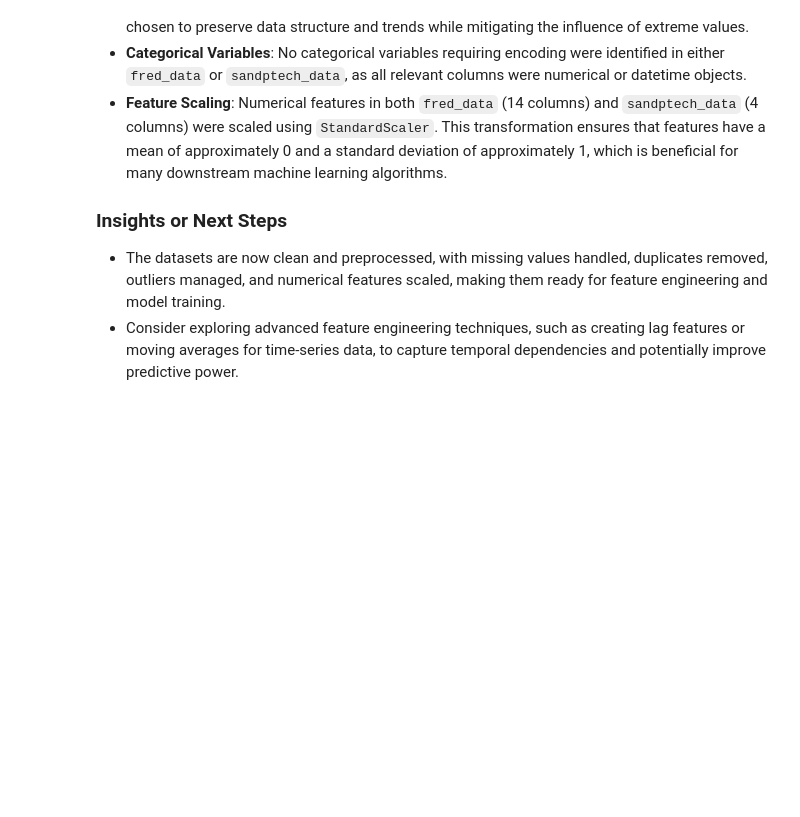
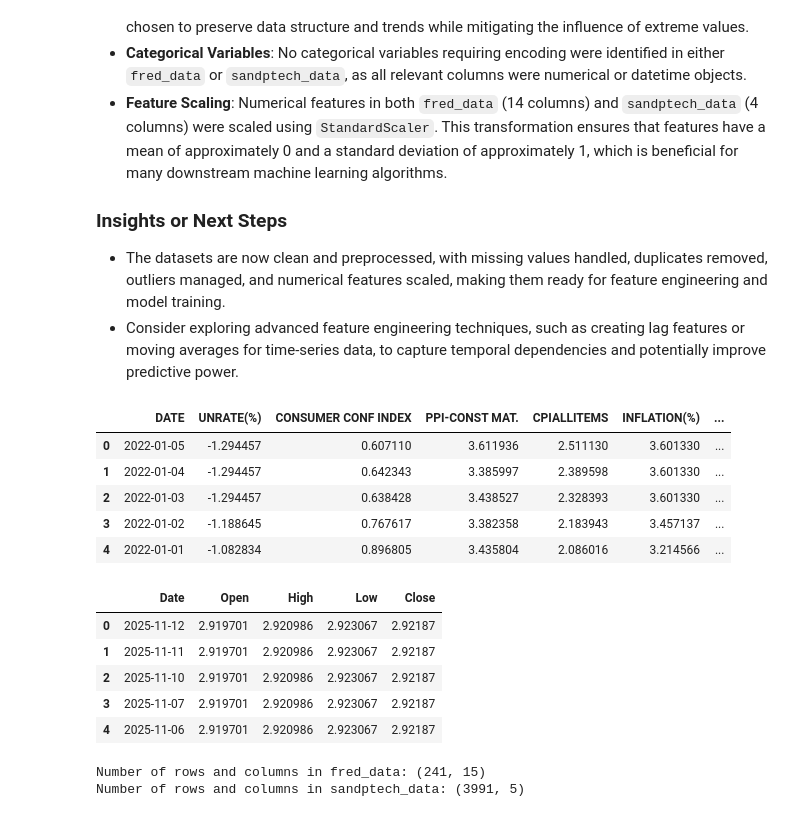
Before and after one commit to brysonchristensen/IS-4487, a Jupyter notebook: IS_4487_Group_Project_Notebook_1.2.ipynb, the cells around one changed output. Cells and saved outputs as stored; diff of their text form; code cells hidden in the pictures; blank space fills up the shorter version.

```diff
--- a/IS_4487_Group_Project_Notebook_1.2.ipynb
+++ b/IS_4487_Group_Project_Notebook_1.2.ipynb
@@ -611,3 +653,37 @@ Create new features, transform existing ones, or aggregate data from both `fred_
 
 *   The datasets are now clean and preprocessed, with missing values handled, duplicates removed, outliers managed, and numerical features scaled, making them ready for feature engineering and model training.
 *   Consider exploring advanced feature engineering techniques, such as creating lag features or moving averages for time-series data, to capture temporal dependencies and potentially improve predictive power.
+# %%
+# Display the first 5 rows of the FRED macroeconomic data to get a quick overview.
+# This helps in understanding the data's structure, columns, and initial values.
+display(fred_data.head())
+
+
+# Display the first 5 rows of the S&P US Technology Sector historical prices data.
+# This provides an initial look at the stock prices, including date, open, high, low, and close.
+display(sandptech_data.head())
+# %% [output]
+|  | DATE | UNRATE(%) | CONSUMER CONF INDEX | PPI-CONST MAT. | CPIALLITEMS | INFLATION(%) | ... |
+| 0 | 2022-01-05 | -1.294457 | 0.607110 | 3.611936 | 2.511130 | 3.601330 | ... |
+| 1 | 2022-01-04 | -1.294457 | 0.642343 | 3.385997 | 2.389598 | 3.601330 | ... |
+| 2 | 2022-01-03 | -1.294457 | 0.638428 | 3.438527 | 2.328393 | 3.601330 | ... |
+| 3 | 2022-01-02 | -1.188645 | 0.767617 | 3.382358 | 2.183943 | 3.457137 | ... |
+| 4 | 2022-01-01 | -1.082834 | 0.896805 | 3.435804 | 2.086016 | 3.214566 | ... |
+|  | Date | Open | High | Low | Close |
+| 0 | 2025-11-12 | 2.919701 | 2.920986 | 2.923067 | 2.92187 |
+| 1 | 2025-11-11 | 2.919701 | 2.920986 | 2.923067 | 2.92187 |
+| 2 | 2025-11-10 | 2.919701 | 2.920986 | 2.923067 | 2.92187 |
+| 3 | 2025-11-07 | 2.919701 | 2.920986 | 2.923067 | 2.92187 |
+| 4 | 2025-11-06 | 2.919701 | 2.920986 | 2.923067 | 2.92187 |
+# %%
+# Print the number of rows and columns (shape) for fred_data.
+# The first element of the tuple is the number of rows, and the second is the number of columns.
+print(f"Number of rows and columns in fred_data: {fred_data.shape}")
+
+
+# Print the number of rows and columns (shape) for sandptech_data.
+# This provides a quick overview of the dimensions of the S&P Technology sector dataset.
+print(f"Number of rows and columns in sandptech_data: {sandptech_data.shape}")
+# %% [output]
+Number of rows and columns in fred_data: (241, 15)
+Number of rows and columns in sandptech_data: (3991, 5)
```
Also changed, not shown: parts of 77 cells of this notebook.
